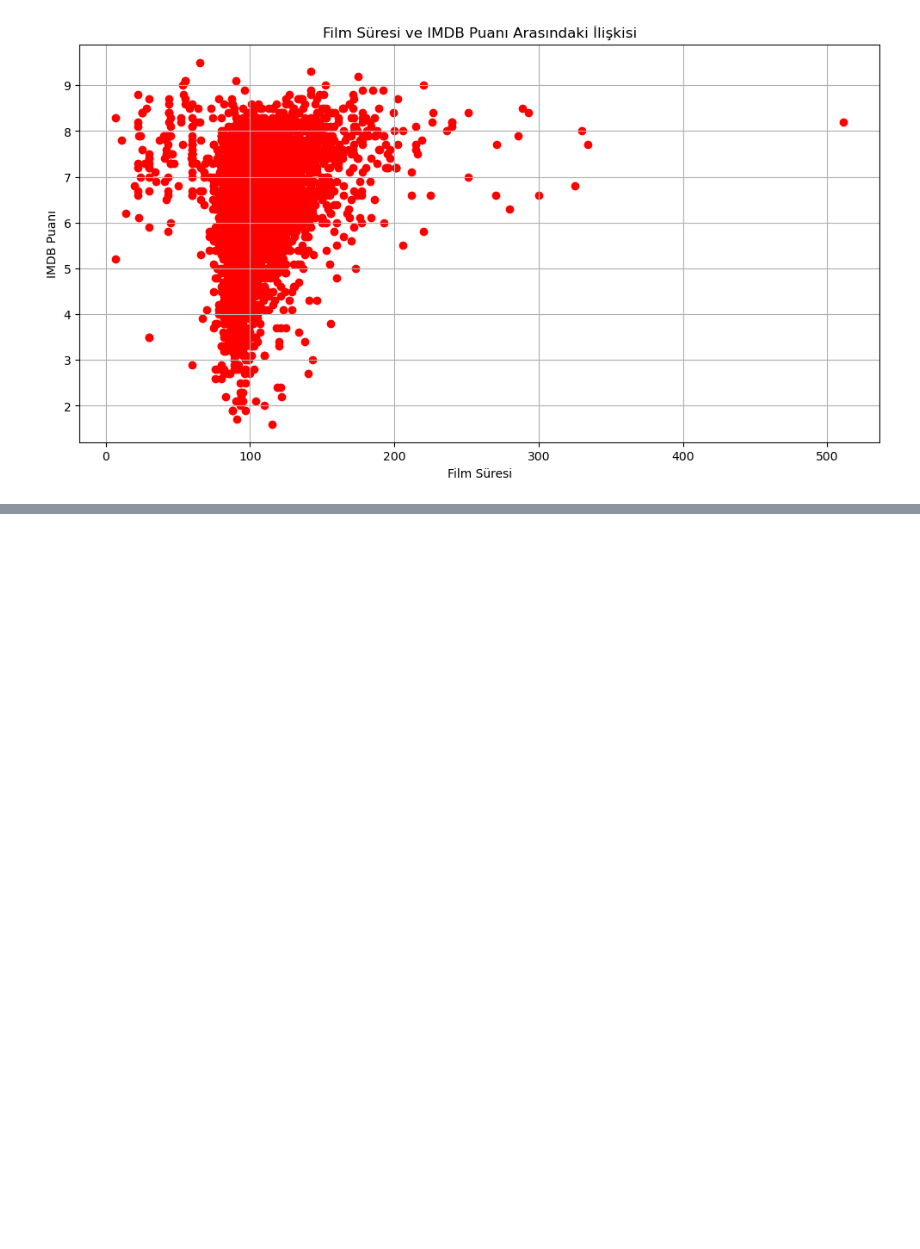
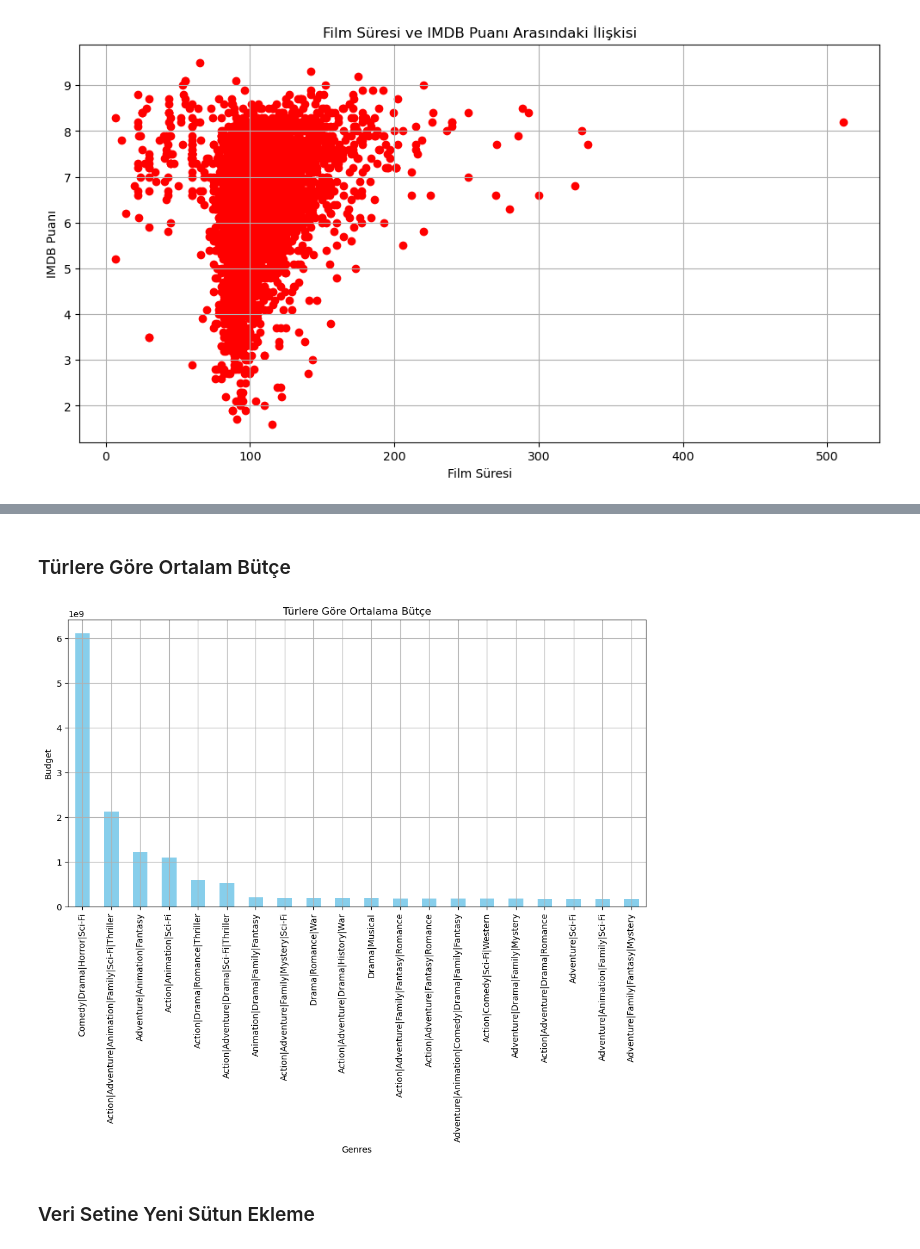
Before and after one commit to suleymanssardogan/IMDb-Movie-Analysis, a Jupyter notebook: IMDB_Movie_Analysis.ipynb, the cells around one changed output, grey strips where cells are left out. Saved outputs shown, nothing was run; the diff lists cells and outputs as text; code cells hidden in the pictures; blank space fills up the shorter version.

```diff
--- a/IMDB_Movie_Analysis.ipynb
+++ b/IMDB_Movie_Analysis.ipynb
@@ -343,0 +403,9 @@ plt.show()
+# %%
+df["imdb_score"] = df["imdb_score"].apply(lambda x:x*10)
+imdbb = df.groupby("imdb_score")["movie_title"]
+
+# IMDb puanlarına göre film başlıklarını listele
+imdbb_list = imdbb.apply(list)
+
+# Listeyi yazdır
+print(imdbb_list)
@@ -343,0 +426,15 @@ plt.show()
+# %% [markdown]
+### Türlere Göre Ortalam Bütçe
+# %%
+genre_avg_budget = df.explode("genres").groupby("genres")["budget"].mean().sort_values(ascending=False)
+plt.figure(figsize=(12,6))
+genre_avg_budget.head(20).plot(kind="bar",color="skyblue")
+plt.xlabel("Genres")
+plt.ylabel("Budget")
+plt.title("Türlere Göre Ortalama Bütçe")
+plt.grid(True)
+plt.show()
+# %% [output]
+[figure, added]
+# %% [markdown]
+### Veri Setine Yeni Sütun Ekleme
```
Also changed, not shown: parts of 14 cells of this notebook.
